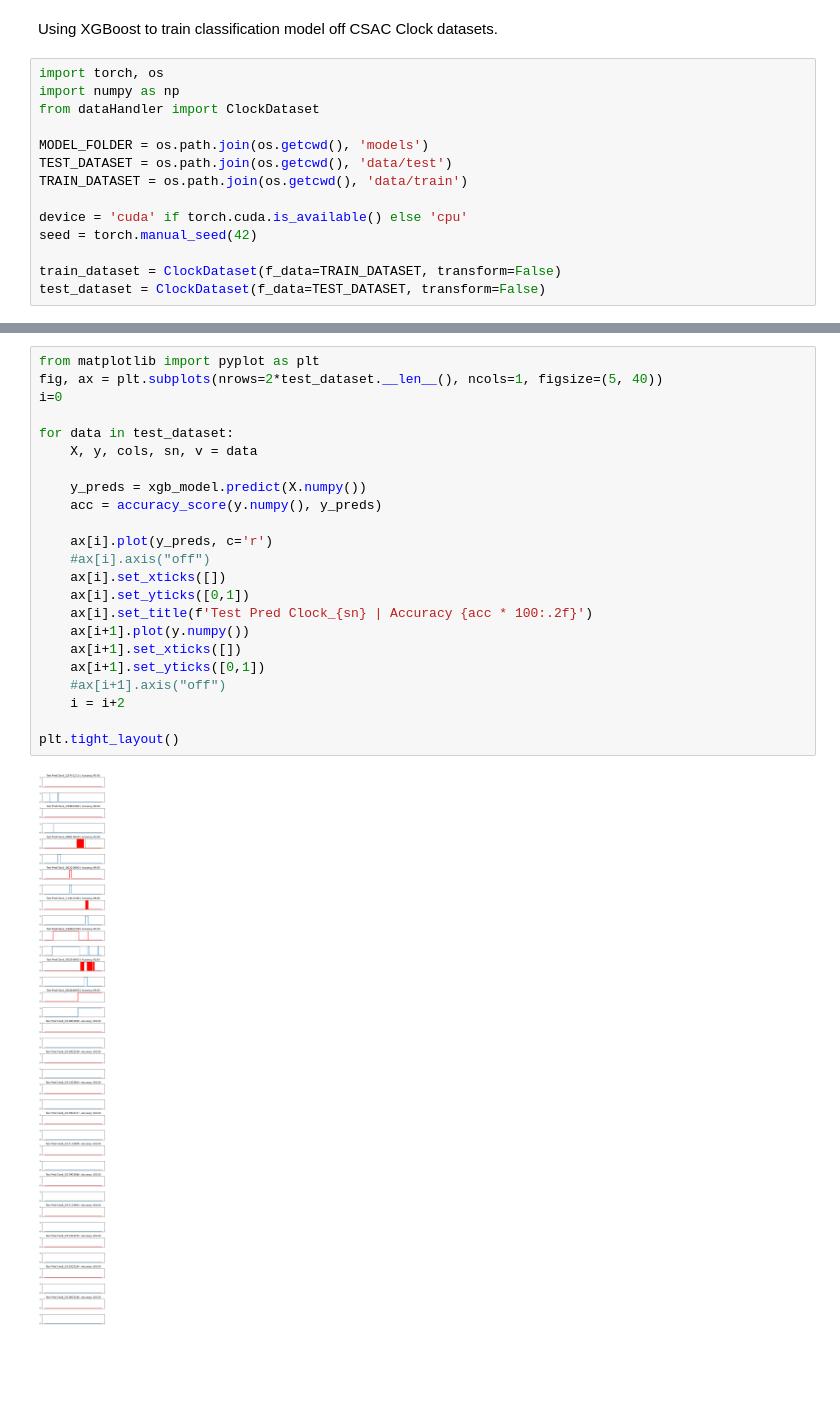
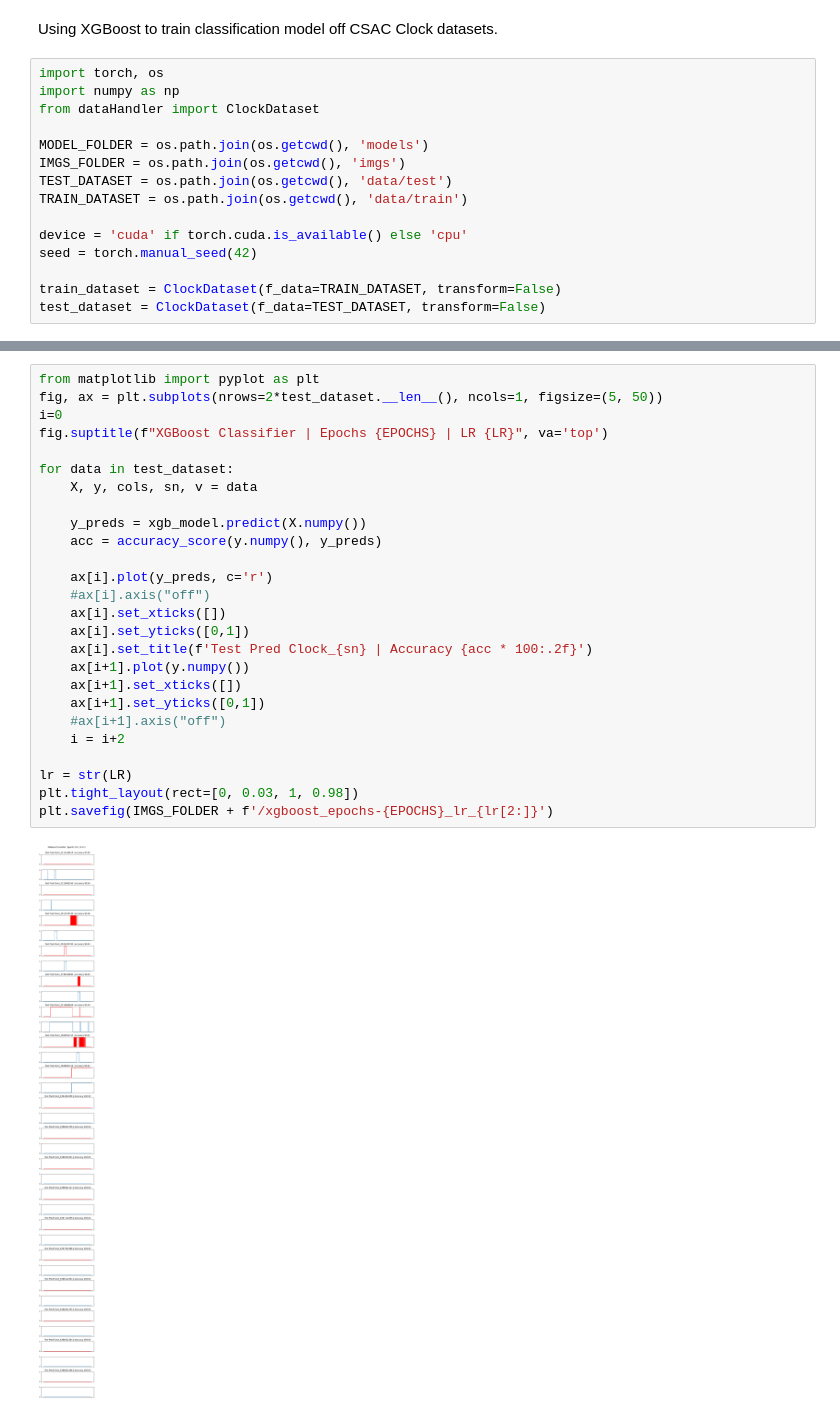
Before and after one commit to BrianTehrani/CSAC, a Jupyter notebook: src/model_train_xgboost.ipynb, the cells around one changed output, grey strips where cells are left out. Drawn from its saved outputs; the diff is of its cells as text; blank space fills up the shorter version.

```diff
--- a/src/model_train_xgboost.ipynb
+++ b/src/model_train_xgboost.ipynb
@@ -6,6 +6,7 @@ import numpy as np
 from dataHandler import ClockDataset
 
 MODEL_FOLDER = os.path.join(os.getcwd(), 'models')
+IMGS_FOLDER = os.path.join(os.getcwd(), 'imgs')
 TEST_DATASET = os.path.join(os.getcwd(), 'data/test')
 TRAIN_DATASET = os.path.join(os.getcwd(), 'data/train')
 
@@ -80,25 +81,28 @@ Making predictions from XGBoost model.
 # %%
 from matplotlib import pyplot as plt
-fig, ax = plt.subplots(nrows=2*test_dataset.__len__(), ncols=1, figsize=(5, 40))
+fig, ax = plt.subplots(nrows=2*test_dataset.__len__(), ncols=1, figsize=(5, 50))
 i=0
+fig.suptitle(f"XGBoost Classifier | Epochs {EPOCHS} | LR {LR}", va='top')
 
 for data in test_dataset:
     X, y, cols, sn, v = data
 
     y_preds = xgb_model.predict(X.numpy())
     acc = accuracy_score(y.numpy(), y_preds)
 
     ax[i].plot(y_preds, c='r')
     #ax[i].axis("off")
     ax[i].set_xticks([])
     ax[i].set_yticks([0,1])
     ax[i].set_title(f'Test Pred Clock_{sn} | Accuracy {acc * 100:.2f}')
     ax[i+1].plot(y.numpy())
     ax[i+1].set_xticks([])
     ax[i+1].set_yticks([0,1])
     #ax[i+1].axis("off")
     i = i+2
 
-plt.tight_layout()
+lr = str(LR)
+plt.tight_layout(rect=[0, 0.03, 1, 0.98])
+plt.savefig(IMGS_FOLDER + f'/xgboost_epochs-{EPOCHS}_lr_{lr[2:]}')
 # %% [output]
-[figure, old version]
+[figure, new version]
```
Also changed, not shown: parts of 5 cells of this notebook, 24 other files.
